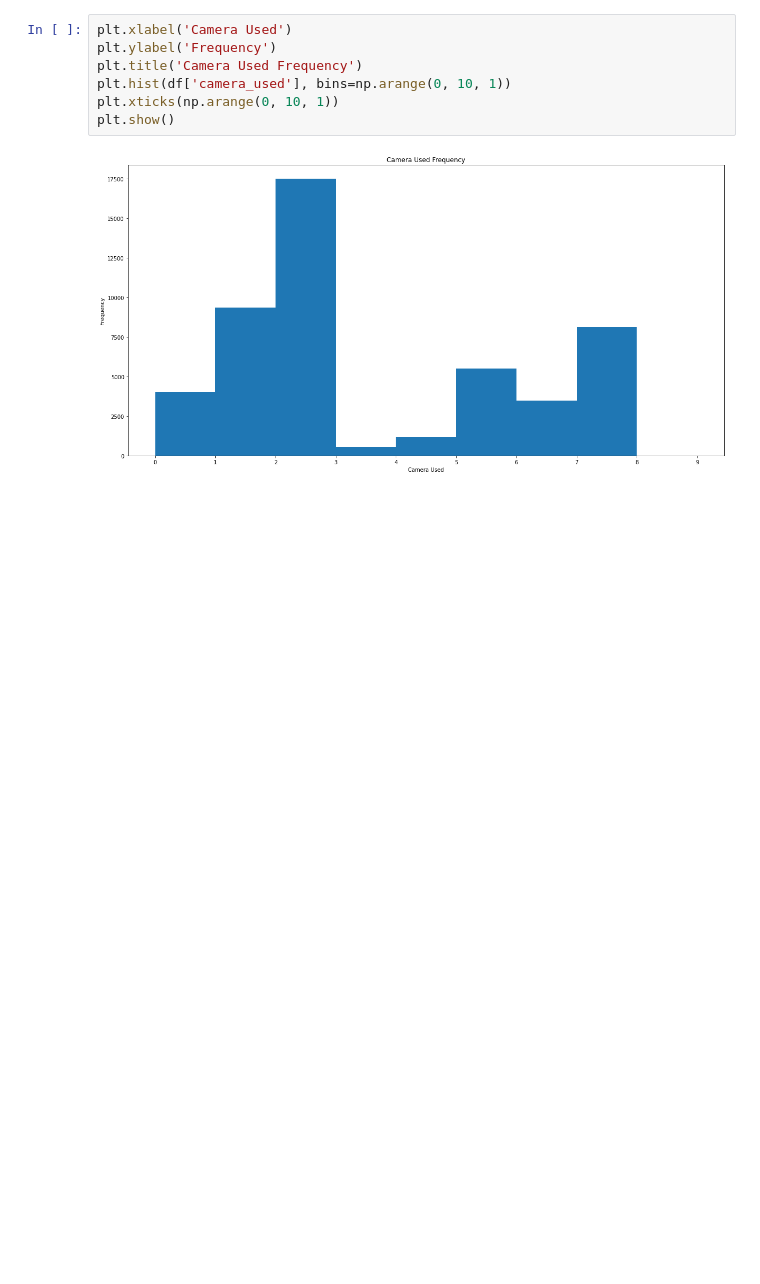
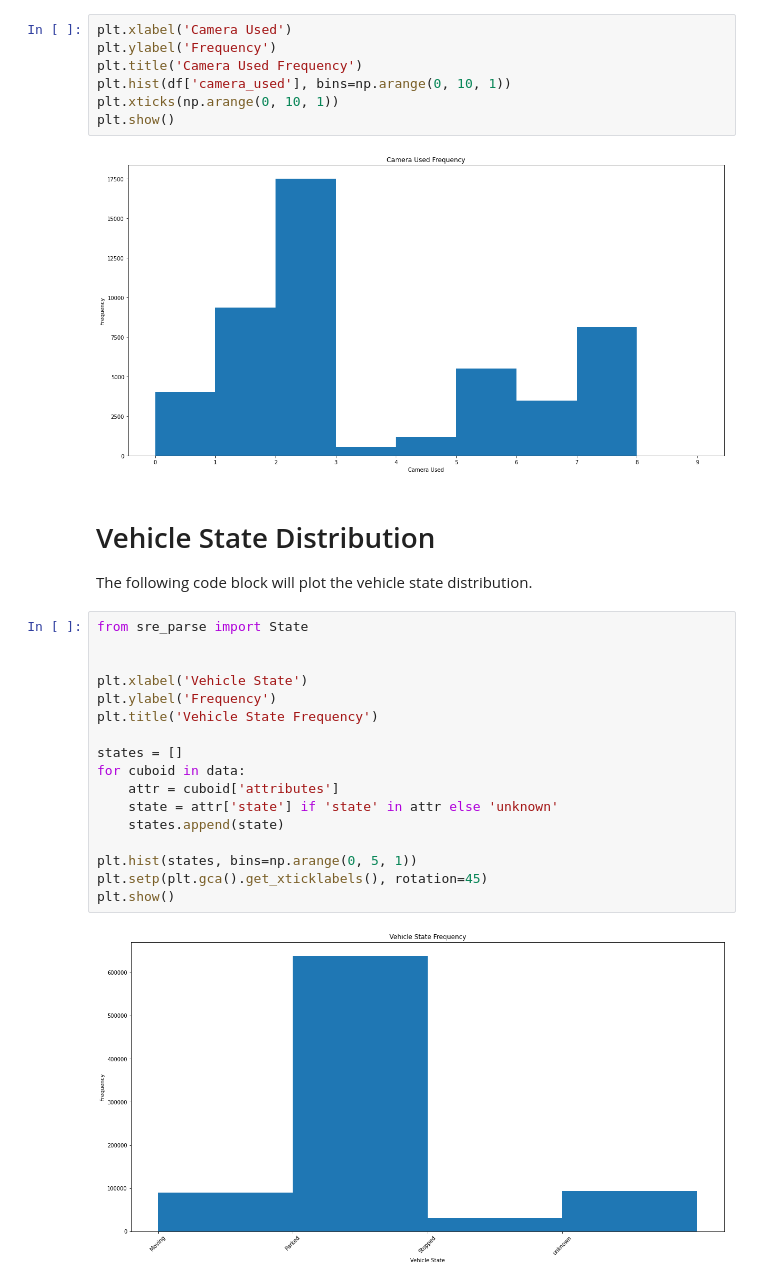
Before and after one commit to matthewalunni/object-recognition-autonomous-vehicles, a Jupyter notebook: data.ipynb, the cells around one changed output. Cells and saved outputs as stored; diff of their text form; blank space fills up the shorter version.

Commit message:
feat: vehicle state distribution

```diff
--- a/data.ipynb
+++ b/data.ipynb
@@ -108,3 +108,25 @@ plt.xticks(np.arange(0, 10, 1))
 plt.show()
 # %% [output]
 [figure]
+# %% [markdown]
+# Vehicle State Distribution
+The following code block will plot the vehicle state distribution.
+# %%
+from sre_parse import State
+
+
+plt.xlabel('Vehicle State')
+plt.ylabel('Frequency')
+plt.title('Vehicle State Frequency')
+
+states = []
+for cuboid in data:
+    attr = cuboid['attributes']
+    state = attr['state'] if 'state' in attr else 'unknown'
+    states.append(state)
+
+plt.hist(states, bins=np.arange(0, 5, 1))
+plt.setp(plt.gca().get_xticklabels(), rotation=45)
+plt.show()
+# %% [output]
+[figure, added]
```
